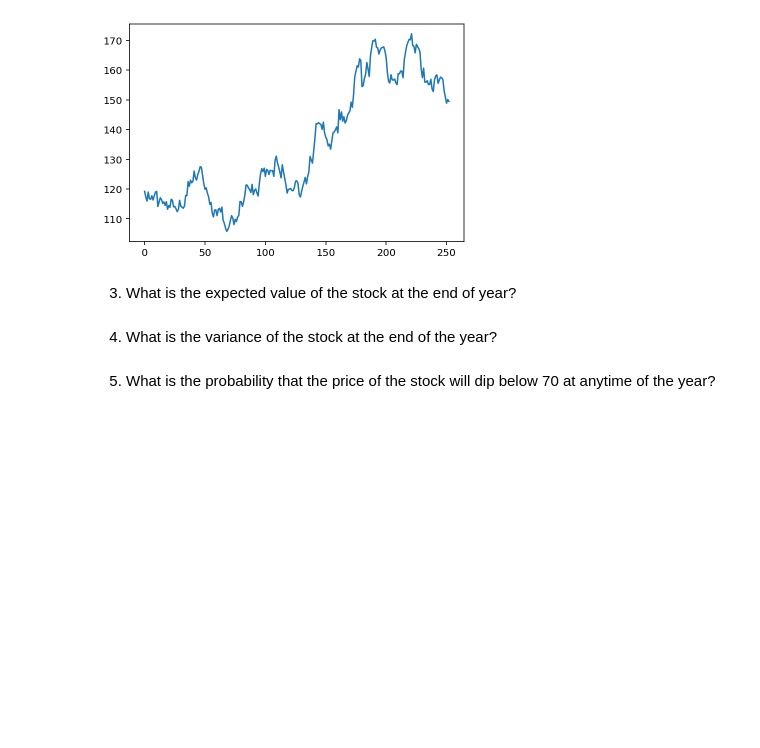
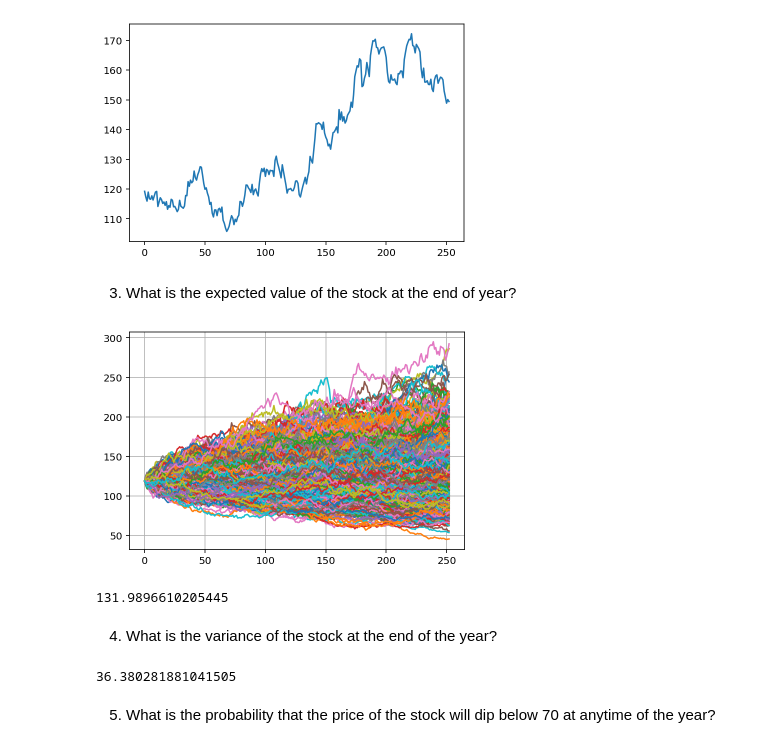
Before and after one commit to MUIC-Numerical-Methods-2018/Exercise-6, a Jupyter notebook: Monte Carlo.ipynb, the cells around one changed output. Drawn from its saved outputs; the diff is of its cells as text; code cells hidden in the pictures; blank space fills up the shorter version.

```diff
--- a/Monte Carlo.ipynb
+++ b/Monte Carlo.ipynb
@@ -335,3 +335,11 @@ plt.plot(stock)
 [figure]
 # %% [markdown]
 3) What is the expected value of the stock at the end of year?
+# %%
+stock_scenarios = [generate_year(s=119.21, mu=0.0877, sigma=0.28) for i in range(1000)]
+# %%
+for ss in stock_scenarios:
+    plt.plot(ss)
+plt.grid()
+# %% [output]
+[figure, added]
@@ -338,4 +348,12 @@ plt.plot(stock)
+# %%
+np.average(end_prices)
+# %% [output]
+131.9896610205445
 # %% [markdown]
 4) What is the variance of the stock at the end of the year?
+# %%
+np.var(end_prices)
+# %% [output]
+36.380281881041505
 # %% [markdown]
 5) What is the probability that the price of the stock will dip below 70 at anytime of the year?
```
Also changed, not shown: parts of 3 cells of this notebook.
